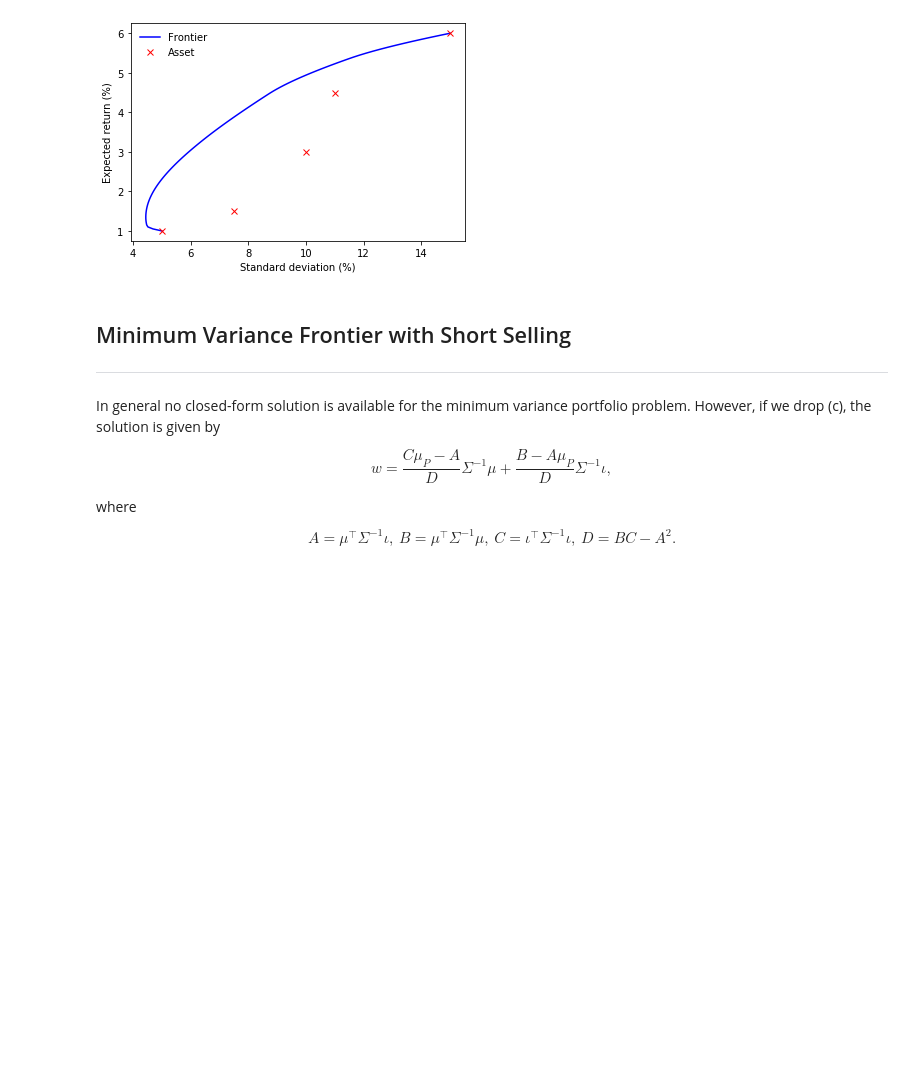
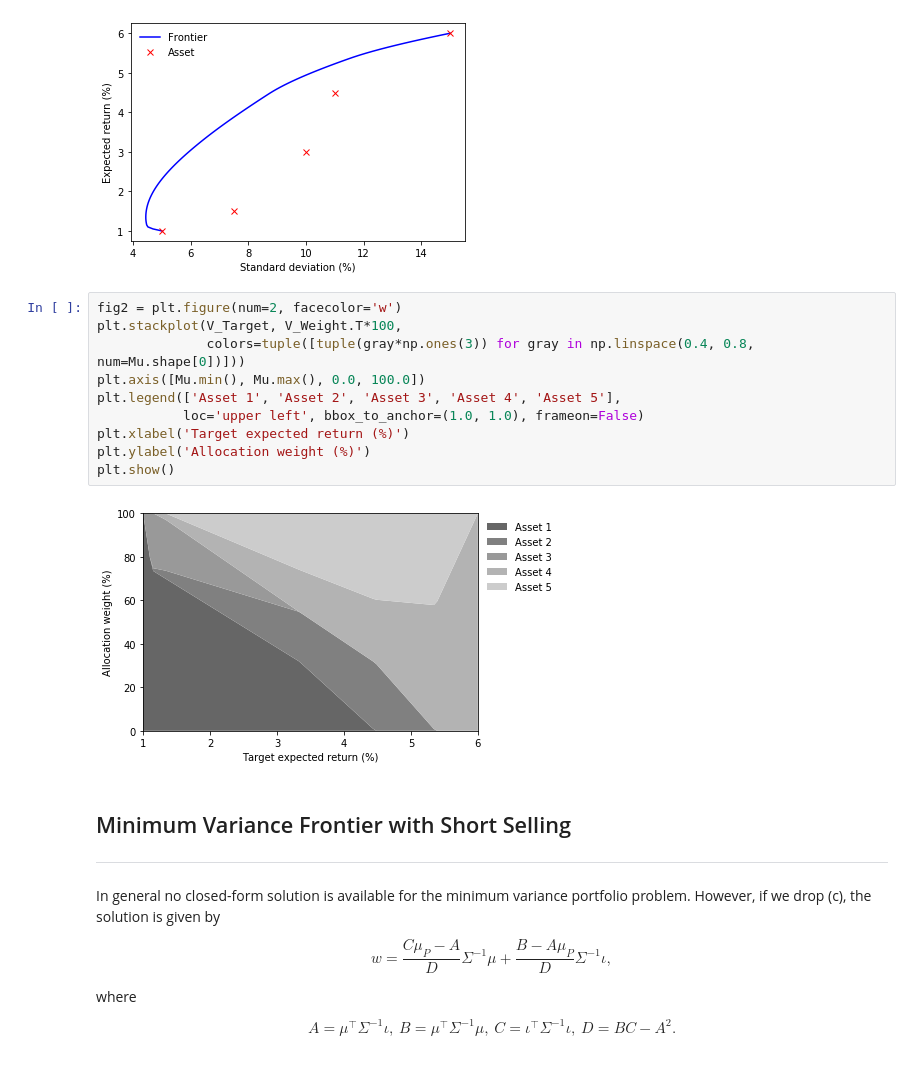
Before and after one commit to nakatsuma/GES-PEARL, a Jupyter notebook: notebook/ges_mvf.ipynb, the cells around one changed output. Saved outputs shown, nothing was run; the diff lists cells and outputs as text; blank space fills up the shorter version.

```diff
--- a/notebook/ges_mvf.ipynb
+++ b/notebook/ges_mvf.ipynb
@@ -112,6 +112,18 @@ plt.ylabel('Expected return (%)')
 plt.show()
 # %% [output]
 [figure]
+# %%
+fig2 = plt.figure(num=2, facecolor='w')
+plt.stackplot(V_Target, V_Weight.T*100,
+              colors=tuple([tuple(gray*np.ones(3)) for gray in np.linspace(0.4, 0.8, num=Mu.shape[0])]))
+plt.axis([Mu.min(), Mu.max(), 0.0, 100.0])
+plt.legend(['Asset 1', 'Asset 2', 'Asset 3', 'Asset 4', 'Asset 5'],
+           loc='upper left', bbox_to_anchor=(1.0, 1.0), frameon=False)
+plt.xlabel('Target expected return (%)')
+plt.ylabel('Allocation weight (%)')
+plt.show()
+# %% [output]
+[figure, added]
 # %% [markdown]
 ## Minimum Variance Frontier with Short Selling
 ---
```
Also changed, not shown: parts of 3 cells of this notebook.
